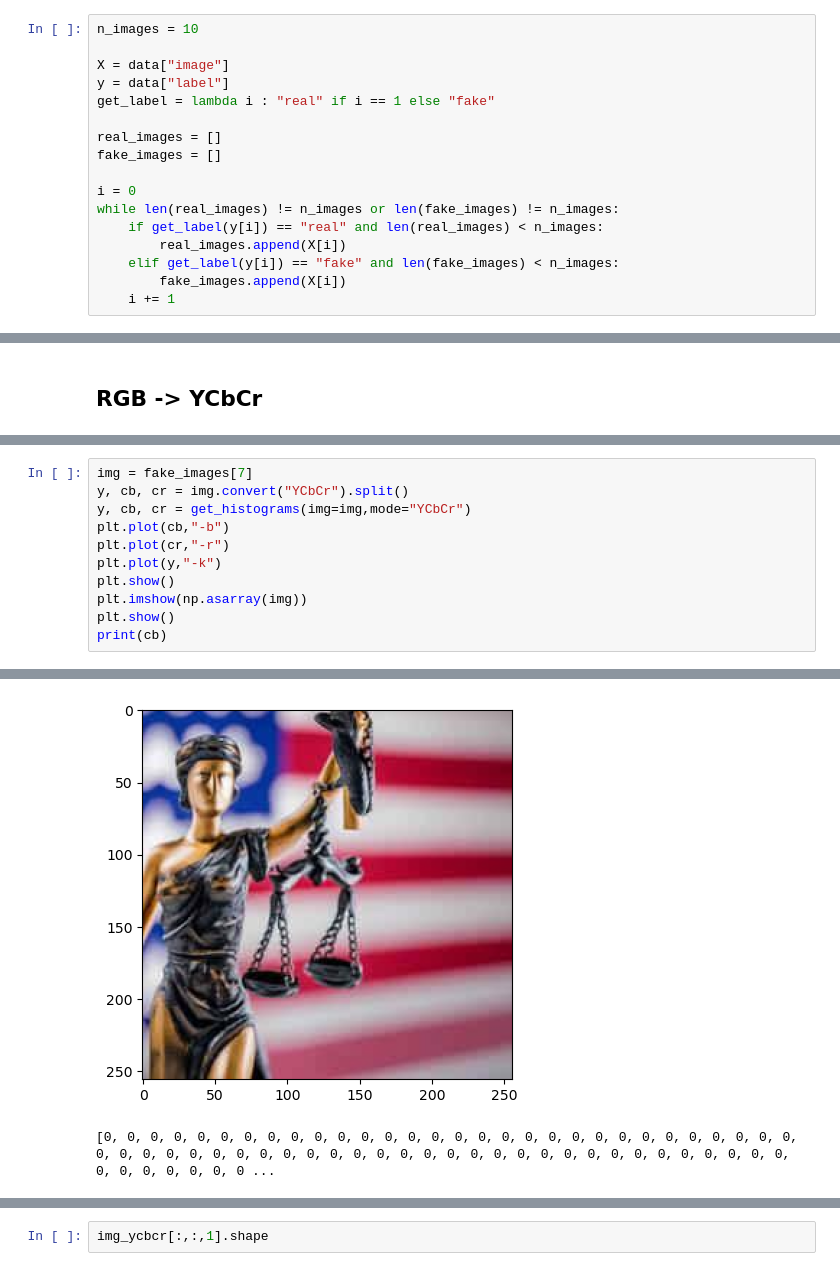
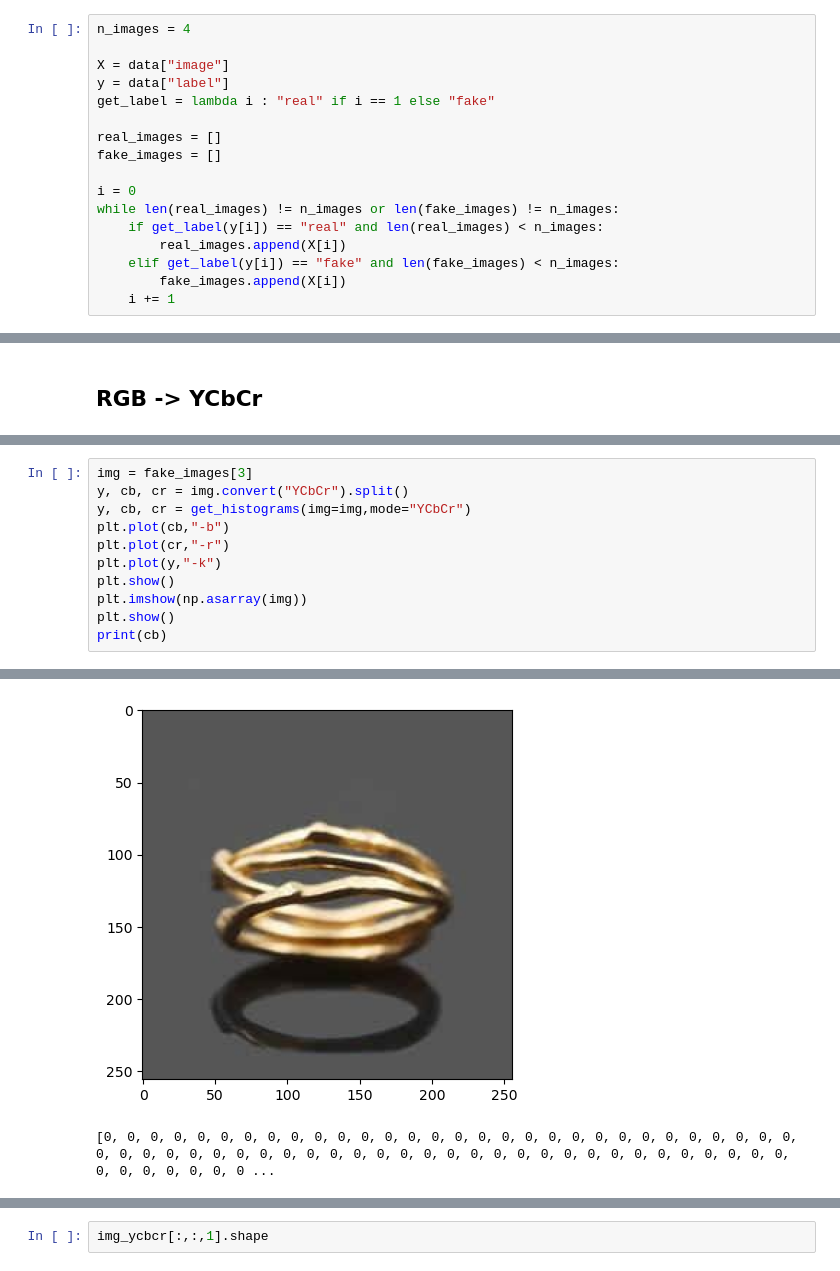
Before and after one commit to LucasSLD/generated_image_detection, a Jupyter notebook: src/notebooks/color_features.ipynb, the cells around one changed output, grey strips where cells are left out. Drawn from its saved outputs; the diff is of its cells as text.

```diff
--- a/src/notebooks/color_features.ipynb
+++ b/src/notebooks/color_features.ipynb
@@ -18,7 +21,7 @@ Dataset({
     num_rows: 1000
 })
 # %%
-n_images = 10
+n_images = 4
 
 X = data["image"]
 y = data["label"]
@@ -89,5 +103,5 @@ plt.imshow(np.asarray(img))
 # %%
-img = fake_images[7]
+img = fake_images[3]
 y, cb, cr = img.convert("YCbCr").split()
 y, cb, cr = get_histograms(img=img,mode="YCbCr")
 plt.plot(cb,"-b")
@@ -102,3 +116,3 @@ print(cb)
-[figure, old version]
+[figure, new version]
 [0, 0, 0, 0, 0, 0, 0, 0, 0, 0, 0, 0, 0, 0, 0, 0, 0, 0, 0, 0, 0, 0, 0, 0, 0, 0, 0, 0, 0, 0, 0, 0, 0, 0, 0, 0, 0, 0, 0, 0, 0, 0, 0, 0, 0, 0, 0, 0, 0, 0, 0, 0, 0, 0, 0, 0, 0, 0, 0, 0, 0, 0, 0, 0, 0, 0, 0 ...
 # %%
```
Also changed, not shown: parts of 9 cells of this notebook, 6 other files.
